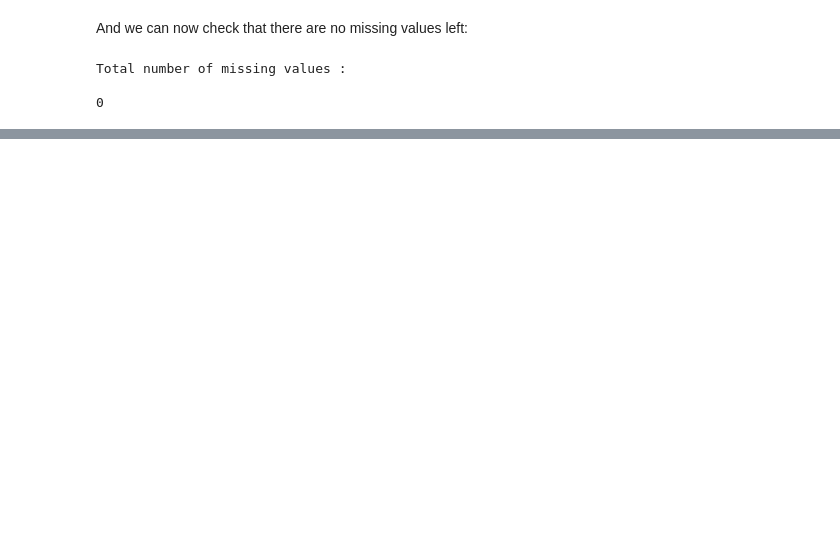
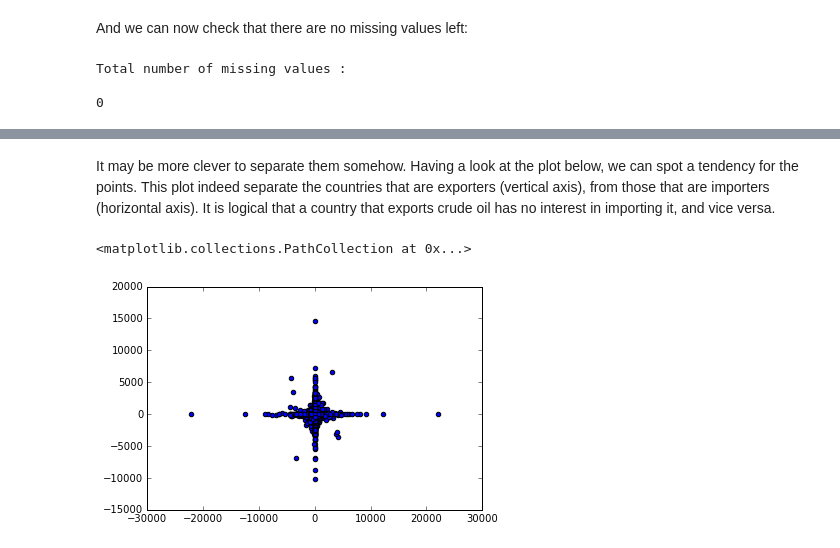
Before and after one commit to Edouard360/crude-oil-ml, a Jupyter notebook: doc/analysis.ipynb, the cells around one changed output, grey strips where cells are left out. Cells and saved outputs as stored; diff of their text form; code cells hidden in the pictures; blank space fills up the shorter version.

```diff
--- a/doc/analysis.ipynb
+++ b/doc/analysis.ipynb
@@ -272,0 +267,25 @@ Index(['month', 'country'], dtype='object')
+# %%
+def getFirstValue(X_df,suffix_feature):
+    valuesSumImport = X_df[get_suffix(suffix_feature, 1)[0]].unique()
+    for value in valuesSumImport:
+        if (sum(X_df[get_suffix(suffix_feature, 2)[0]] == value) == 0):
+            return value
+
+def computePeriod(X_df, orderedValues,suffix_feature = "SumImports"):
+    if(len(orderedValues)==0):
+        orderedValues+=[getFirstValue(X_df,suffix_feature)]
+    for columnNumber in [1, 11]:
+        while True:
+            prev_value = orderedValues[-1]
+            array_next = list(set(X_df.ix[(X_df[get_suffix(suffix_feature, columnNumber)[0]] == prev_value), [
+                get_suffix(suffix_feature, columnNumber + 1)[0]]].values.ravel()))
+            if (len(array_next) == 0):
+                break
+            elif (len(array_next) != 1):
+                raise ("There is not one unique value")
+            orderedValues += [array_next[0]]
+
+    index_feature = get_suffix(suffix_feature, 1)[0]
+    period_df = pd.DataFrame(
+        {index_feature: orderedValues, "period": range(0, len(orderedValues))}).set_index(index_feature)
+    return period_df
@@ -272,0 +294,4 @@ Index(['month', 'country'], dtype='object')
+# %%
+ordered_values = []
+period_df = computePeriod(train_df,ordered_values)
+period_df.head(5)
@@ -272,0 +308,2 @@ Index(['month', 'country'], dtype='object')
+# %%
+train_df = train_df.reset_index().merge(period_df, right_index=True, how='left',left_on='1_diffSumImports(kmt)').set_index('ID')
@@ -273,3 +395,12 @@ Index(['month', 'country'], dtype='object')
 # %%
-train_df = pd.get_dummies(train_df, drop_first=False, columns=['month'])
-train_df = pd.get_dummies(train_df, drop_first=False, columns=['country'])
+# train_df = pd.get_dummies(train_df, drop_first=False, columns=['month']) # This would add 12 entries
+# train_df = pd.get_dummies(train_df, drop_first=False, columns=['country']) # This would add 76 entries
+# %% [markdown]
+<p>It may be more clever to separate them somehow. Having a look at the plot below, we can spot a tendency for the points. This plot indeed separate the countries that are exporters (vertical axis), from those that are importers (horizontal axis). It is logical that a country that exports crude oil has no interest in importing it, and vice versa.</p>
+# %%
+%matplotlib inline
+import matplotlib.pyplot as plt
+plt.scatter(train_df['1_diffImports(kmt)'], train_df['1_diffExports(kmt)'])
+# %% [output]
+<matplotlib.collections.PathCollection at 0x...>
+[figure, added]
```
Also changed, not shown: parts of 44 cells of this notebook, 2 other files.
